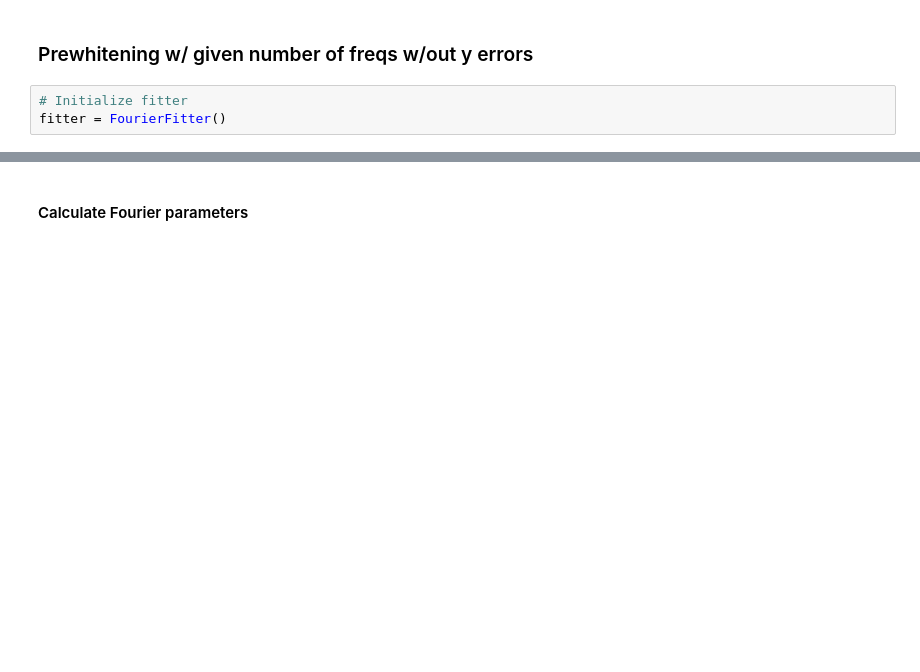
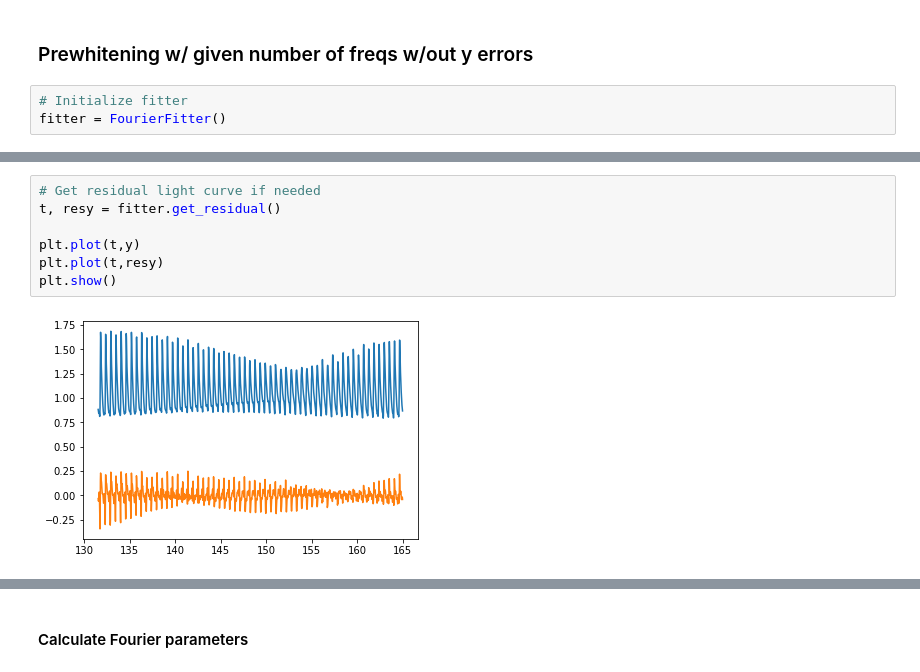
Before and after one commit to konkolyseismolab/seismolab, a Jupyter notebook: get_fourier_parameters/get_fourier_params.ipynb, the cells around one changed output, grey strips where cells are left out. Cells and saved outputs as stored; diff of their text form; blank space fills up the shorter version.

```diff
--- a/get_fourier_parameters/get_fourier_params.ipynb
+++ b/get_fourier_parameters/get_fourier_params.ipynb
@@ -371,3 +491,12 @@ Wall time: 63.5 ms
+# %%
+# Get residual light curve if needed
+t, resy = fitter.get_residual()
+
+plt.plot(t,y)
+plt.plot(t,resy)
+plt.show()
+# %% [output]
+[figure, added]
 # %%
 %%time
 # Do the Fourier calculation and fitting w/ bootstrap error estimation
```
Also changed, not shown: parts of 11 cells of this notebook.
